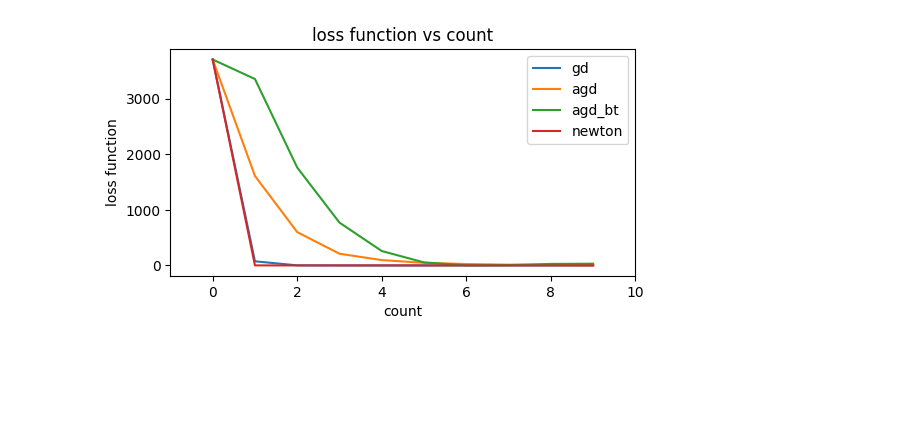
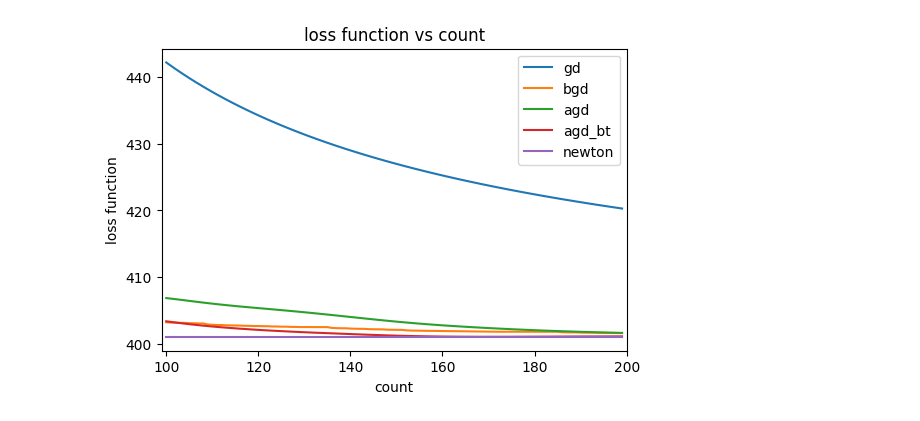
Before and after one commit to batman0911/regression_algorithm, a Jupyter notebook: kc_house/visual.ipynb, the cells around one changed output. Saved outputs shown, nothing was run; the diff lists cells and outputs as text; code cells hidden in the pictures; blank space fills up the shorter version.

```diff
--- a/kc_house/visual.ipynb
+++ b/kc_house/visual.ipynb
@@ -8,17 +8,19 @@ import matplotlib.pyplot as plt
 # fig = plt.gcf()
 # plt.figure(figsize=(30, 6), dpi=100)
 
-def plot_multiple(col, x_label, y_label, title, name):
-    plt.figure(figsize=(6, 3), dpi=100)
-    gd = pd.read_csv('../data/output/lf_n_grn_gd_2e-12.csv')
-    agd = pd.read_csv('../data/output/lf_n_grn_agd_3e-12.csv')
-    agd_bt = pd.read_csv('../data/output/lf_n_grn_agd_bt_5.129727980068933e-13.csv')
-    newton = pd.read_csv('../data/output/lf_n_grn_newton_0.99.csv')
-    plt.plot(range(10), gd[col][0:10], label='gd')
-    plt.plot(range(10), agd[col][0:10], label='agd')
-    plt.plot(range(10), agd_bt[col][0:10], label='agd_bt')
-    plt.plot(range(10), newton[col][0:10], label='newton')
-    plt.xlim(-1, 10)
+def plot_multiple(col, x_label, y_label, title, name, min, max):
+    plt.figure(figsize=(6, 4), dpi=100)
+    gd = pd.read_csv('../data/output/lf_n_grn_gd_1.csv')
+    bgd = pd.read_csv('../data/output/lf_n_grn_bgd_128.csv')
+    agd = pd.read_csv('../data/output/lf_n_grn_agd_0.5.csv')
+    agd_bt = pd.read_csv('../data/output/lf_n_grn_agd_bt_3.csv')
+    newton = pd.read_csv('../data/output/lf_n_grn_newton_1.csv')
+    plt.plot(range(min, max), gd[col][min:max], label='gd')
+    plt.plot(range(min, max), bgd[col][min:max], label='bgd')
+    plt.plot(range(min, max), agd[col][min:max], label='agd')
+    plt.plot(range(min, max), agd_bt[col][min:max], label='agd_bt')
+    plt.plot(range(min, max), newton[col][min:max], label='newton')
+    plt.xlim(min-1, max)
     plt.xlabel(x_label)
     plt.ylabel(y_label)
     plt.title(title)
@@ -26,6 +28,6 @@ def plot_multiple(col, x_label, y_label, title, name):
     # plt.show()
     plt.savefig(name, dpi=800)
 # %%
-plot_multiple('loss_func_list', 'count', 'loss function', 'loss function vs count', '../data/output/b1.png')
+plot_multiple('loss_func_list', 'count', 'loss function', 'loss function vs count', '../data/output/b1.png', 100, 200)
 # %% [output]
-[figure, old version]
+[figure, new version]
```
Also changed, not shown: 10 other files.
